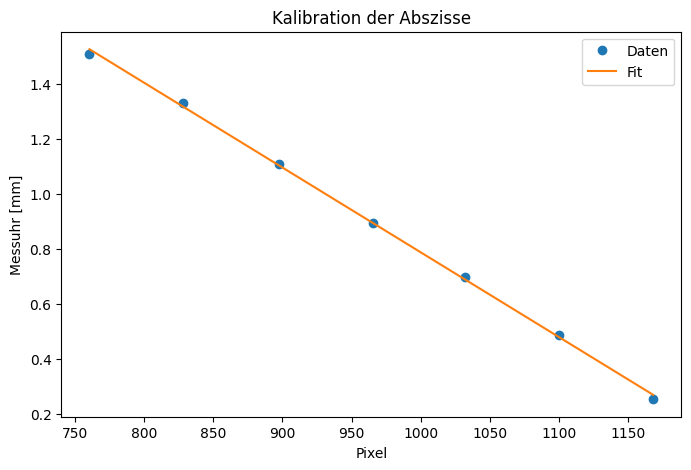
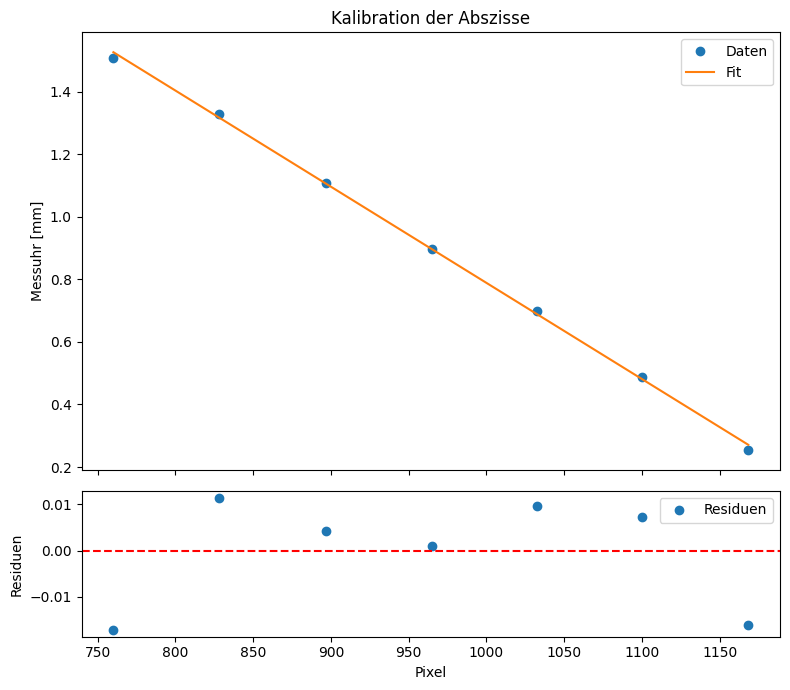
Code edit (unified diff) that turned the first committed figure into the second:
--- before
+++ after
@@ -10,11 +10,19 @@
 print(f"Kalibrations-Fit: x[mm] = {popt_cal[0]:.6f} * Pixel + {popt_cal[1]:.6f}")
 
-plt.figure(figsize=(8, 5))
-plt.plot(data['Pixel'], data['Messuhr[mm]'], 'o', label='Daten')
-plt.plot(data['Pixel'], lin_fit(data['Pixel'], *popt_cal), '-', label='Fit')
-plt.xlabel('Pixel')
-plt.ylabel('Messuhr [mm]')
-plt.legend()
-plt.title('Kalibration der Abszisse')
+fig, (ax1, ax2) = plt.subplots(2, 1, figsize=(8, 7), gridspec_kw={'height_ratios': [3, 1]}, sharex=True)
+ax1.plot(data['Pixel'], data['Messuhr[mm]'], 'o', label='Daten')
+ax1.plot(data['Pixel'], lin_fit(data['Pixel'], *popt_cal), '-', label='Fit')
+ax1.set_ylabel('Messuhr [mm]')
+ax1.legend()
+ax1.set_title('Kalibration der Abszisse')
+
+residuals_cal = data['Messuhr[mm]'] - lin_fit(data['Pixel'], *popt_cal)
+ax2.plot(data['Pixel'], residuals_cal, 'o', label='Residuen')
+ax2.axhline(0, color='r', linestyle='--')
+ax2.set_xlabel('Pixel')
+ax2.set_ylabel('Residuen')
+ax2.legend()
+
+plt.tight_layout()
 plt.show()
 

Commit: APH